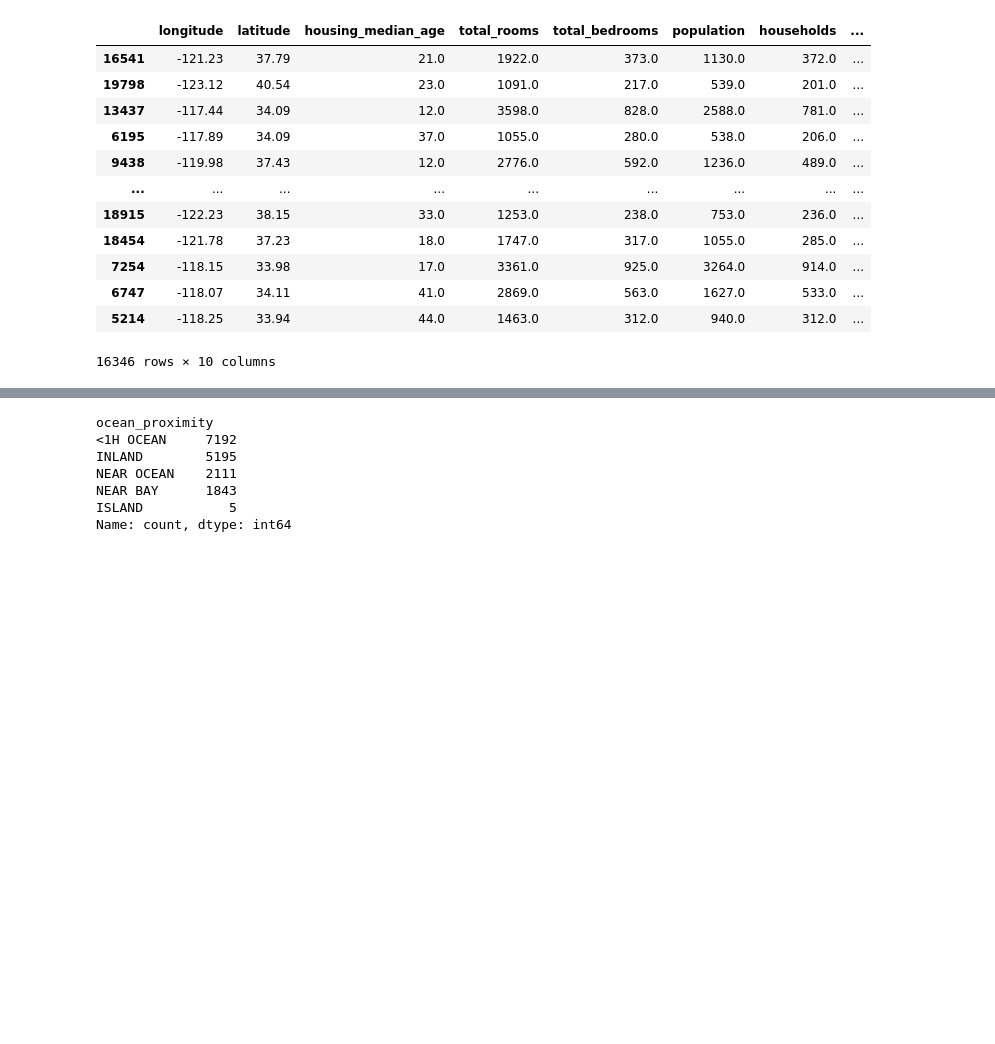
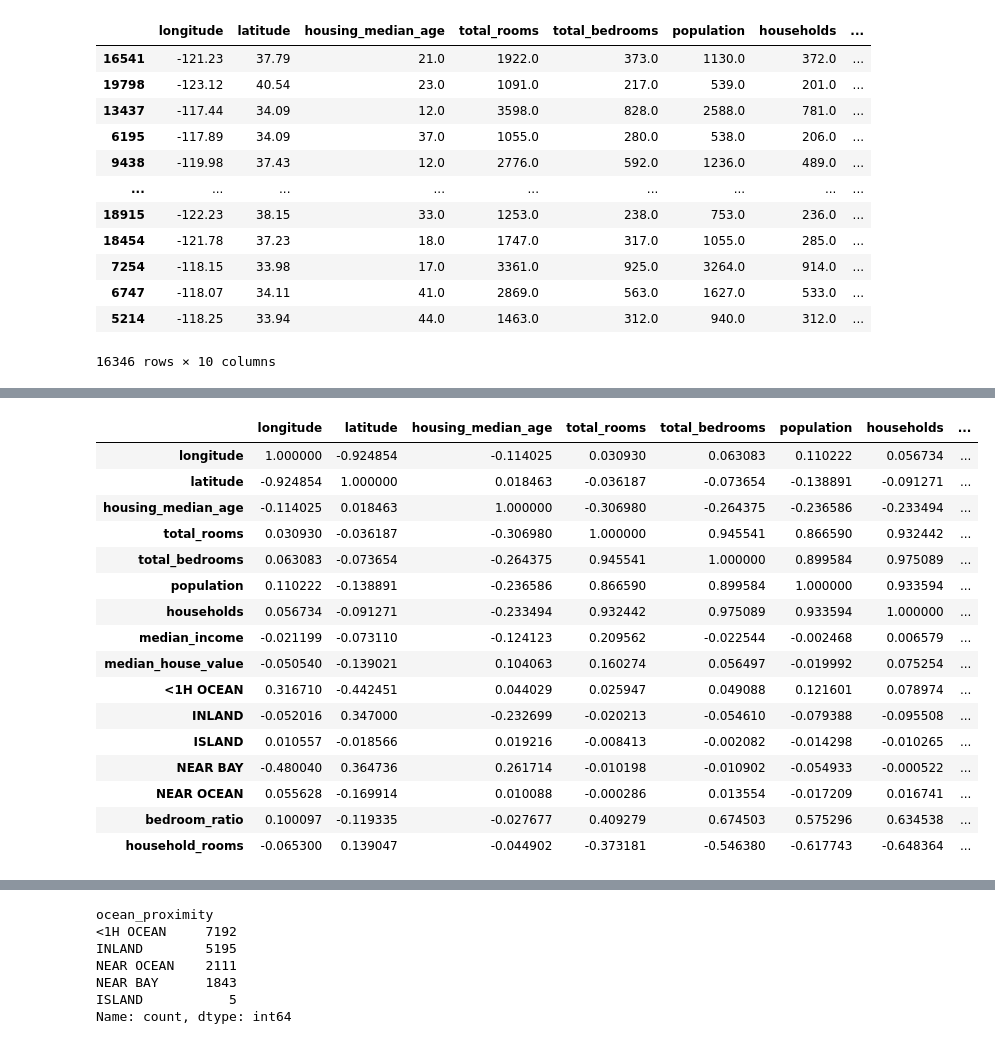
Before and after one commit to Alpha-W0lf/House_Price_Prediction, a Jupyter notebook: house_price_prediction.ipynb, the cells around one changed output, grey strips where cells are left out. Drawn from its saved outputs; the diff is of its cells as text; code cells hidden in the pictures; blank space fills up the shorter version.

```diff
--- a/house_price_prediction.ipynb
+++ b/house_price_prediction.ipynb
@@ -128 +136,21 @@ array([[<Axes: title={'center': 'longitude'}>,
+# %%
+train_data.corr()
+# %% [output]
+|  | longitude | latitude | housing_median_age | total_rooms | total_bedrooms | population | households | ... |
+| longitude | 1.000000 | -0.924854 | -0.114025 | 0.030930 | 0.063083 | 0.110222 | 0.056734 | ... |
+| latitude | -0.924854 | 1.000000 | 0.018463 | -0.036187 | -0.073654 | -0.138891 | -0.091271 | ... |
+| housing_median_age | -0.114025 | 0.018463 | 1.000000 | -0.306980 | -0.264375 | -0.236586 | -0.233494 | ... |
+| total_rooms | 0.030930 | -0.036187 | -0.306980 | 1.000000 | 0.945541 | 0.866590 | 0.932442 | ... |
+| total_bedrooms | 0.063083 | -0.073654 | -0.264375 | 0.945541 | 1.000000 | 0.899584 | 0.975089 | ... |
+| population | 0.110222 | -0.138891 | -0.236586 | 0.866590 | 0.899584 | 1.000000 | 0.933594 | ... |
+| households | 0.056734 | -0.091271 | -0.233494 | 0.932442 | 0.975089 | 0.933594 | 1.000000 | ... |
+| median_income | -0.021199 | -0.073110 | -0.124123 | 0.209562 | -0.022544 | -0.002468 | 0.006579 | ... |
+| median_house_value | -0.050540 | -0.139021 | 0.104063 | 0.160274 | 0.056497 | -0.019992 | 0.075254 | ... |
+| <1H OCEAN | 0.316710 | -0.442451 | 0.044029 | 0.025947 | 0.049088 | 0.121601 | 0.078974 | ... |
+| INLAND | -0.052016 | 0.347000 | -0.232699 | -0.020213 | -0.054610 | -0.079388 | -0.095508 | ... |
+| ISLAND | 0.010557 | -0.018566 | 0.019216 | -0.008413 | -0.002082 | -0.014298 | -0.010265 | ... |
+| NEAR BAY | -0.480040 | 0.364736 | 0.261714 | -0.010198 | -0.010902 | -0.054933 | -0.000522 | ... |
+| NEAR OCEAN | 0.055628 | -0.169914 | 0.010088 | -0.000286 | 0.013554 | -0.017209 | 0.016741 | ... |
+| bedroom_ratio | 0.100097 | -0.119335 | -0.027677 | 0.409279 | 0.674503 | 0.575296 | 0.634538 | ... |
+| household_rooms | -0.065300 | 0.139047 | -0.044902 | -0.373181 | -0.546380 | -0.617743 | -0.648364 | ... |
 # %%
```
Also changed, not shown: parts of 4 cells of this notebook.
